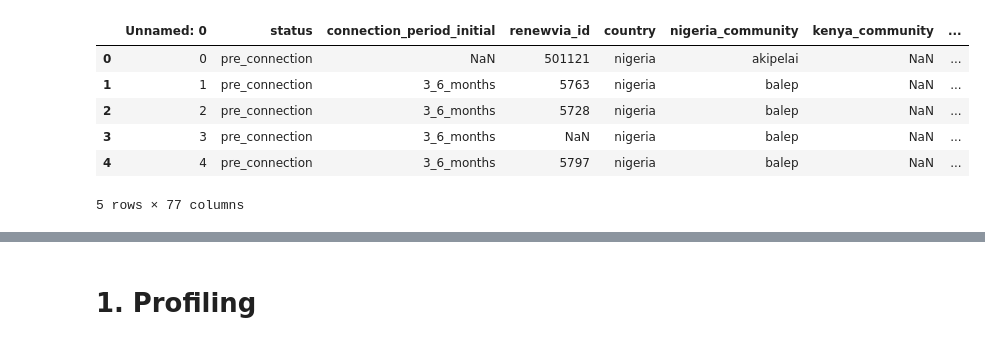
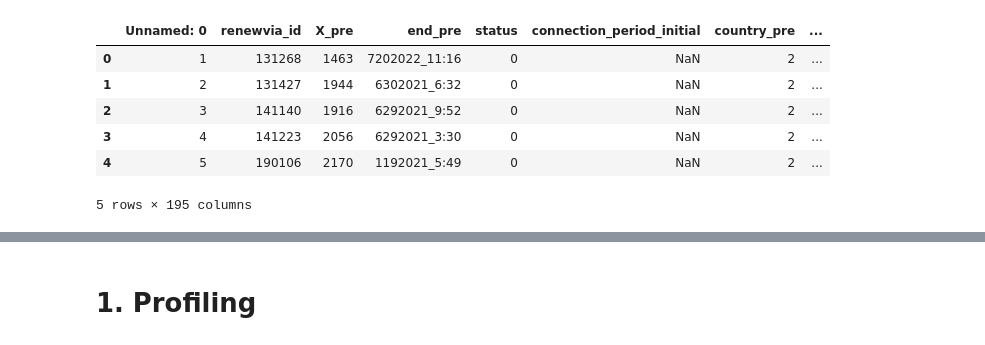
Before and after one commit to Renewvia-Energy/survey_impact_analysis, a Jupyter notebook: eda.ipynb, the cells around one changed output, grey strips where cells are left out. Saved outputs shown, nothing was run; the diff lists cells and outputs as text; code cells hidden in the pictures.

```diff
--- a/eda.ipynb
+++ b/eda.ipynb
@@ -10,11 +14,11 @@ import plotly
 # %%
-initial = pd.read_csv("data_cleaning/datasets_clean/initial_clean.csv")
-initial.head()
+paired = pd.read_csv("paired_enc_rect.csv")
+paired.head()
 # %% [output]
-|  | Unnamed: 0 | status | connection_period_initial | renewvia_id | country | nigeria_community | kenya_community | ... |
-| 0 | 0 | pre_connection | NaN | 501121 | nigeria | akipelai | NaN | ... |
-| 1 | 1 | pre_connection | 3_6_months | 5763 | nigeria | balep | NaN | ... |
-| 2 | 2 | pre_connection | 3_6_months | 5728 | nigeria | balep | NaN | ... |
-| 3 | 3 | pre_connection | 3_6_months | NaN | nigeria | balep | NaN | ... |
-| 4 | 4 | pre_connection | 3_6_months | 5797 | nigeria | balep | NaN | ... |
+|  | Unnamed: 0 | renewvia_id | X_pre | end_pre | status | connection_period_initial | country_pre | ... |
+| 0 | 1 | 131268 | 1463 | 7202022_11:16 | 0 | NaN | 2 | ... |
+| 1 | 2 | 131427 | 1944 | 6302021_6:32 | 0 | NaN | 2 | ... |
+| 2 | 3 | 141140 | 1916 | 6292021_9:52 | 0 | NaN | 2 | ... |
+| 3 | 4 | 141223 | 2056 | 6292021_3:30 | 0 | NaN | 2 | ... |
+| 4 | 5 | 190106 | 2170 | 1192021_5:49 | 0 | NaN | 2 | ... |
-5 rows × 77 columns
+5 rows × 195 columns
```
Also changed, not shown: parts of 13 cells of this notebook, 41 other files.
